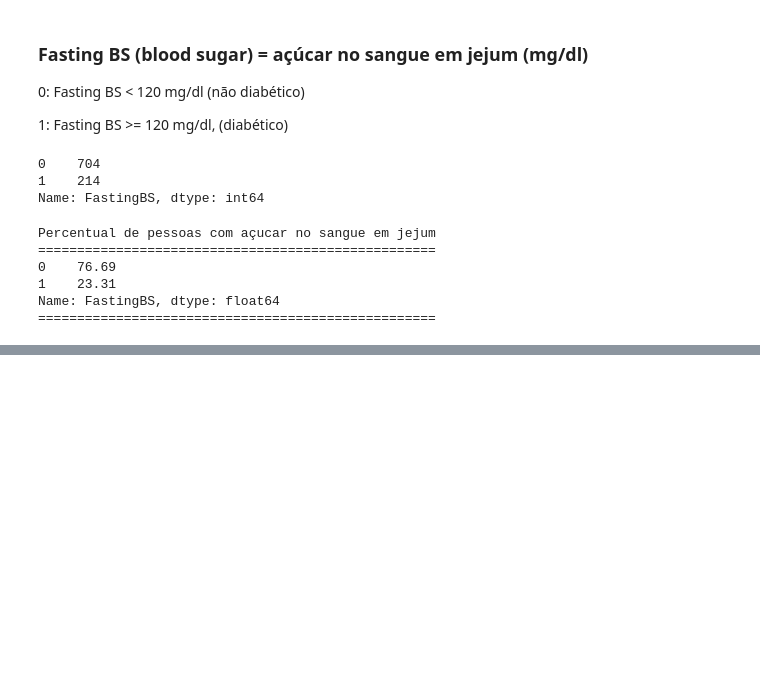
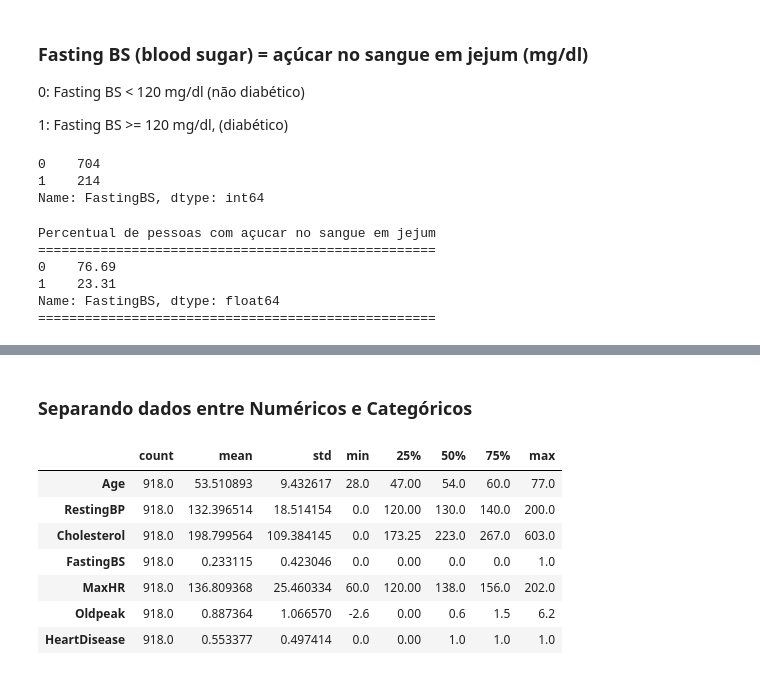
Before and after one commit to j2evaldo/PREVISAO-DE-DOENCAS-CARDIACAS, a Jupyter notebook: !hart.ipynb, the cells around one changed output, grey strips where cells are left out. Cells and saved outputs as stored; diff of their text form; code cells hidden in the pictures; blank space fills up the shorter version.

Commit message:
Limpeza dos Dados

```diff
--- a/!hart.ipynb
+++ b/!hart.ipynb
@@ -272,0 +490,20 @@ fig.show()
+# %% [markdown]
+### **Separando dados entre Numéricos e Categóricos**
+# %%
+#Selecionando e armazenando as colunas Categóricas em uma lista
+categoricos = df.select_dtypes(include="object").columns
+categoricos = list(categoricos)
+
+#Selecionando e armazenando as colunas numéricas em uma lista
+numericos = df.drop(categoricos, axis= 1).columns
+# %%
+df[numericos].describe().T
+# %% [output]
+|  | count | mean | std | min | 25% | 50% | 75% | max |
+| Age | 918.0 | 53.510893 | 9.432617 | 28.0 | 47.00 | 54.0 | 60.0 | 77.0 |
+| RestingBP | 918.0 | 132.396514 | 18.514154 | 0.0 | 120.00 | 130.0 | 140.0 | 200.0 |
+| Cholesterol | 918.0 | 198.799564 | 109.384145 | 0.0 | 173.25 | 223.0 | 267.0 | 603.0 |
+| FastingBS | 918.0 | 0.233115 | 0.423046 | 0.0 | 0.00 | 0.0 | 0.0 | 1.0 |
+| MaxHR | 918.0 | 136.809368 | 25.460334 | 60.0 | 120.00 | 138.0 | 156.0 | 202.0 |
+| Oldpeak | 918.0 | 0.887364 | 1.066570 | -2.6 | 0.00 | 0.6 | 1.5 | 6.2 |
+| HeartDisease | 918.0 | 0.553377 | 0.497414 | 0.0 | 0.00 | 1.0 | 1.0 | 1.0 |
```
Also changed, not shown: parts of 34 cells of this notebook.
